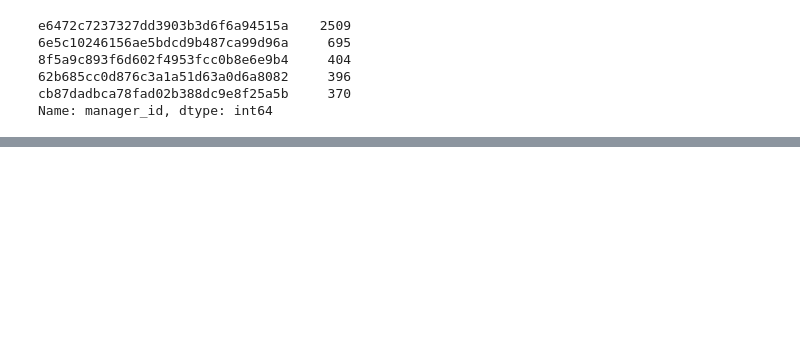
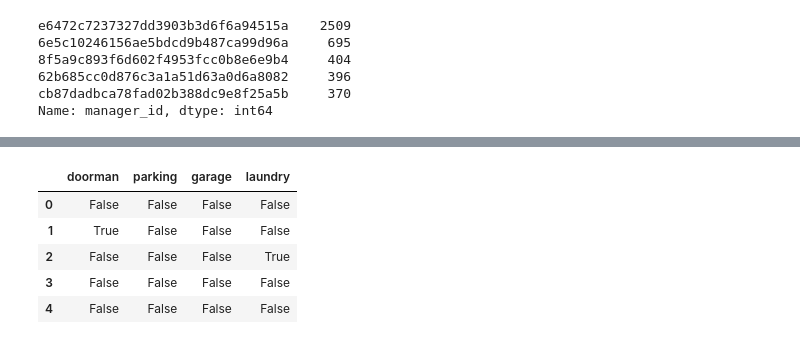
Before and after one commit to rasoh/ter_mlbook, a Jupyter notebook: chapter6.ipynb, the cells around one changed output, grey strips where cells are left out. Drawn from its saved outputs; the diff is of its cells as text; code cells hidden in the pictures; blank space fills up the shorter version.

```diff
--- a/chapter6.ipynb
+++ b/chapter6.ipynb
@@ -97,0 +98,20 @@ OOB R^2 0.86487 using 4,569,538 tree nodes with 40.0 median tree height
+# %%
+df['description'] = df['description'].fillna('')
+df['description'] = df['description'].str.lower() # normalize to lower case
+df['features'] = df['features'].fillna('') # fill missing w/blanks
+df['features'] = df['features'].str.lower() # normalize to lower case
+# %%
+# has apartment been renovated?
+df['renov'] = df['description'].str.contains("renov")
+
+for w in ['doorman', 'parking', 'garage', 'laundry',
+          'Elevator', 'fitness center', 'dishwasher']:
+    df[w] = df['features'].str.contains(w)
+df[['doorman', 'parking', 'garage', 'laundry']].head(5)
+# %% [output]
+|  | doorman | parking | garage | laundry |
+| 0 | False | False | False | False |
+| 1 | True | False | False | False |
+| 2 | False | False | False | True |
+| 3 | False | False | False | False |
+| 4 | False | False | False | False |
```
Also changed, not shown: parts of 24 cells of this notebook.
